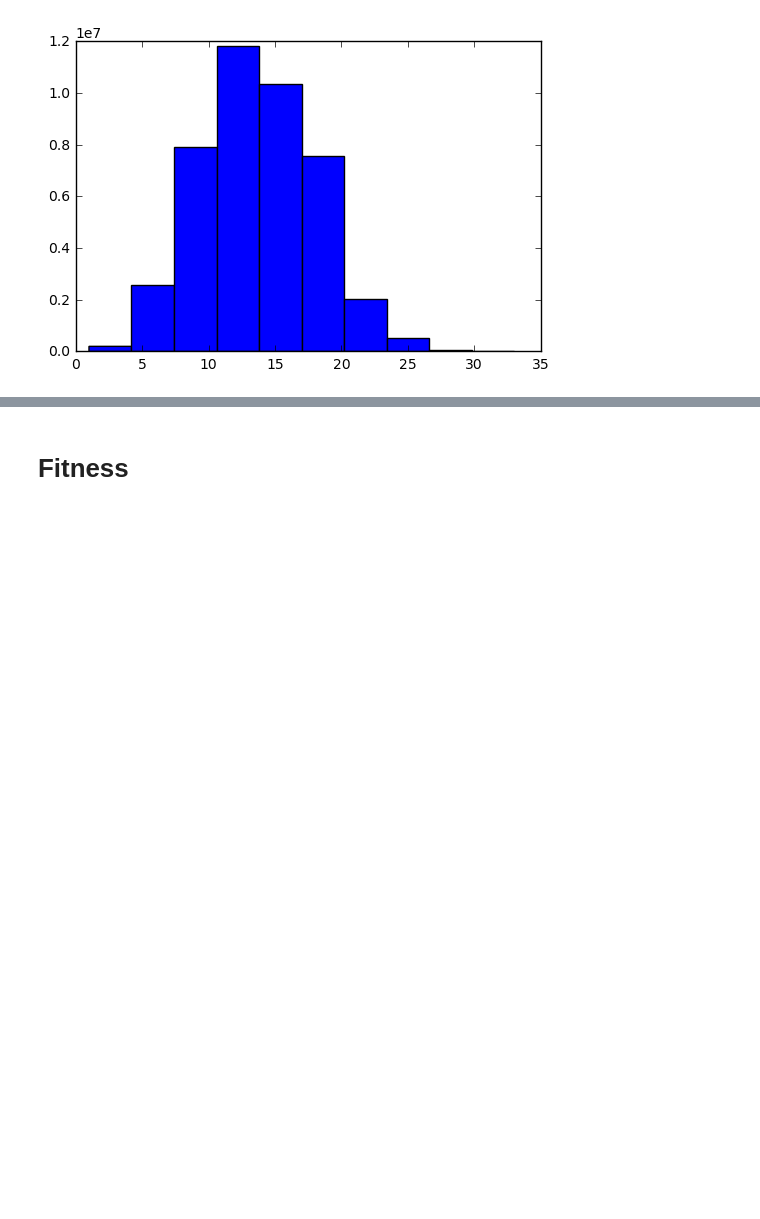
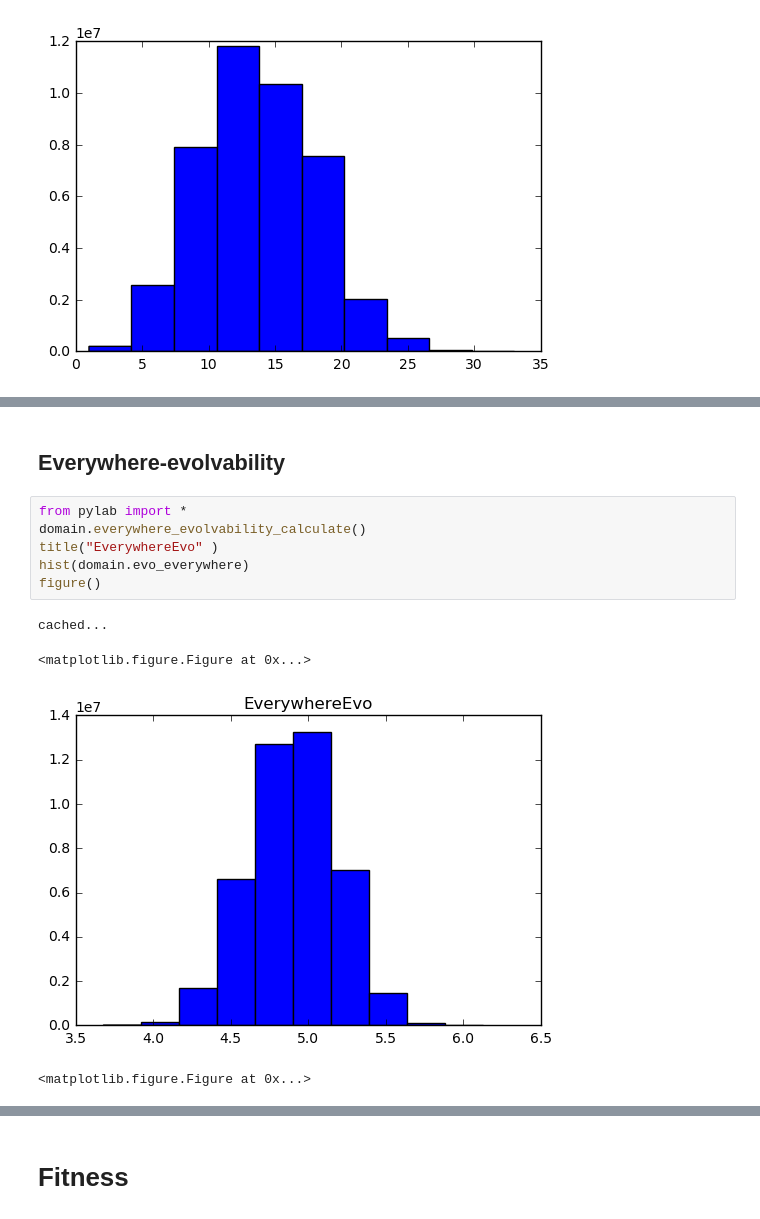
Before and after one commit to jal278/mazerobot-python, a Jupyter notebook: Maze calculations.ipynb, the cells around one changed output, grey strips where cells are left out. Drawn from its saved outputs; the diff is of its cells as text; blank space fills up the shorter version.

```diff
--- a/Maze calculations.ipynb
+++ b/Maze calculations.ipynb
@@ -50,0 +70,13 @@ hist(evo)
+# %% [markdown]
+## Everywhere-evolvability
+# %%
+from pylab import *
+domain.everywhere_evolvability_calculate()
+title("EverywhereEvo" )
+hist(domain.evo_everywhere)
+figure()
+# %% [output]
+cached...
+<matplotlib.figure.Figure at 0x...>
+[figure, added]
+<matplotlib.figure.Figure at 0x...>
```
Also changed, not shown: parts of 9 cells of this notebook, 1 other file.
